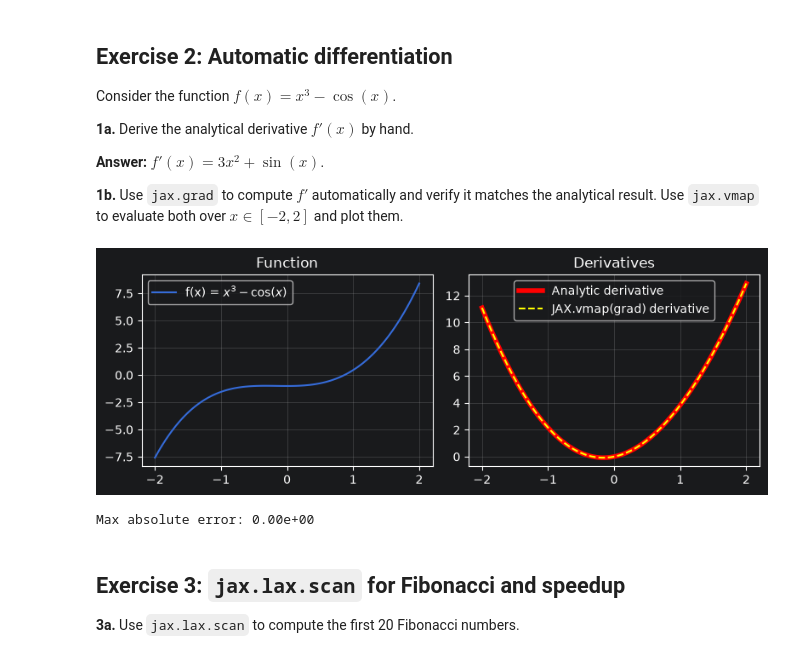
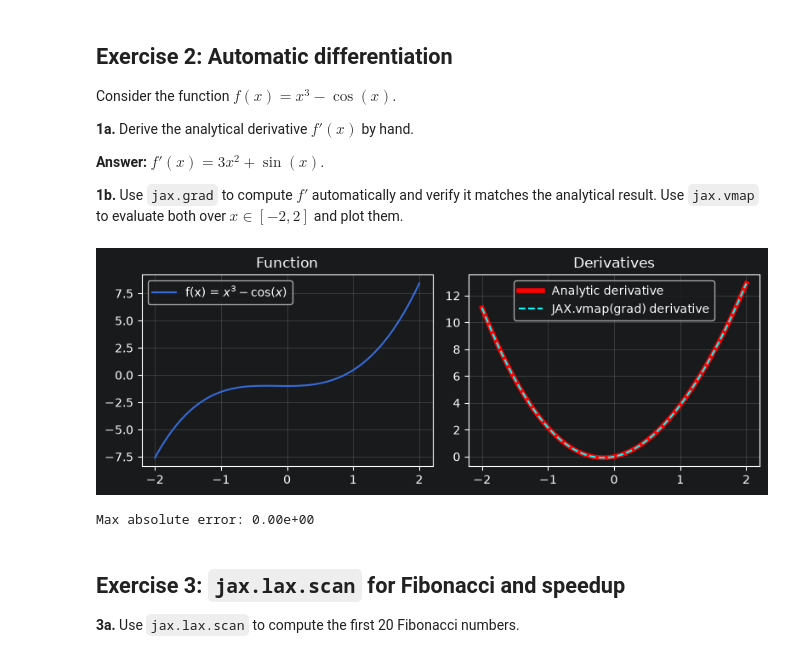
Before and after one commit to samschilder02/exercises_ComplexAdaptiveSystems_SOW-MKI49, a Jupyter notebook: CAS assignment 1.ipynb, the cells around one changed output. Saved outputs shown, nothing was run; the diff lists cells and outputs as text; code cells hidden in the pictures.

```diff
--- a/CAS assignment 1.ipynb
+++ b/CAS assignment 1.ipynb
@@ -83,31 +83,31 @@ Use `jax.vmap` to evaluate both over $x \in [-2, 2]$ and plot them.
 # %%
 f = lambda x: x**3 - jnp.cos(x)
 df_analytic = lambda x: 3*x**2 + jnp.sin(x)
 df_auto = jax.grad(f)
 
 x = jnp.linspace(-2, 2, 100)
 y  = f(x)
 dy_a = df_analytic(x)
 dy_j = jax.vmap(df_auto)(x)
 
 fig, axes = plt.subplots(1, 2, figsize=(8, 3))
-axes[0].plot(x, y, label='f(x) = $x^3 - \cos(x)$')
+axes[0].plot(x, y, label=r'f(x) = $x^3 - \cos(x)$')
 axes[0].set_title('Function')
 axes[0].legend()
 axes[0].grid(True, alpha=0.3)
 
 axes[1].plot(x, dy_a, label='Analytic derivative', color='red', linewidth=4)
-axes[1].plot(x, dy_j, label='JAX.vmap(grad) derivative', color='yellow', linestyle='--')
+axes[1].plot(x, dy_j, label='JAX.vmap(grad) derivative', color='cyan', linestyle='--')
 axes[1].set_title('Derivatives')
 axes[1].legend()
 axes[1].grid(True, alpha=0.3)
 
 plt.tight_layout()
 plt.show()
 
 print(f'Max absolute error: {float(jnp.max(jnp.abs(dy_a-dy_j))):.2e}')
 # %% [output]
-[figure, old version]
+[figure, new version]
 Max absolute error: 0.00e+00
 # %% [markdown]
 ## Exercise 3: `jax.lax.scan` for Fibonacci and speedup
```
Also changed, not shown: parts of 3 cells of this notebook.
